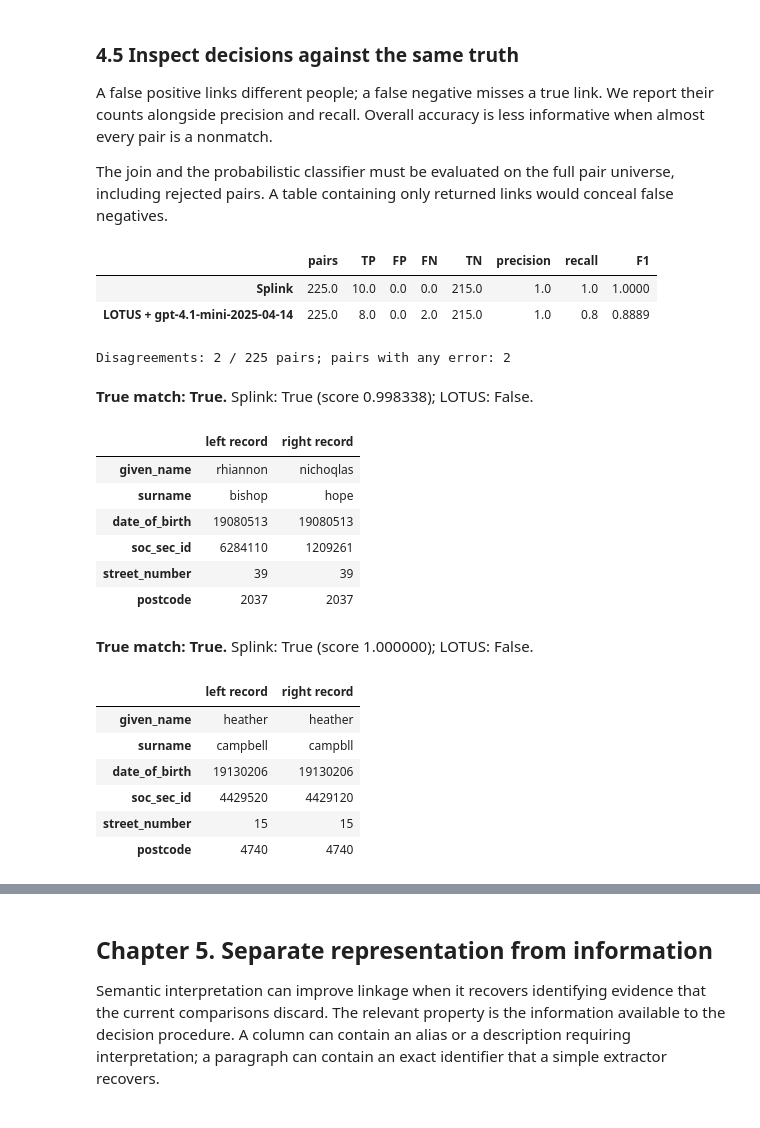
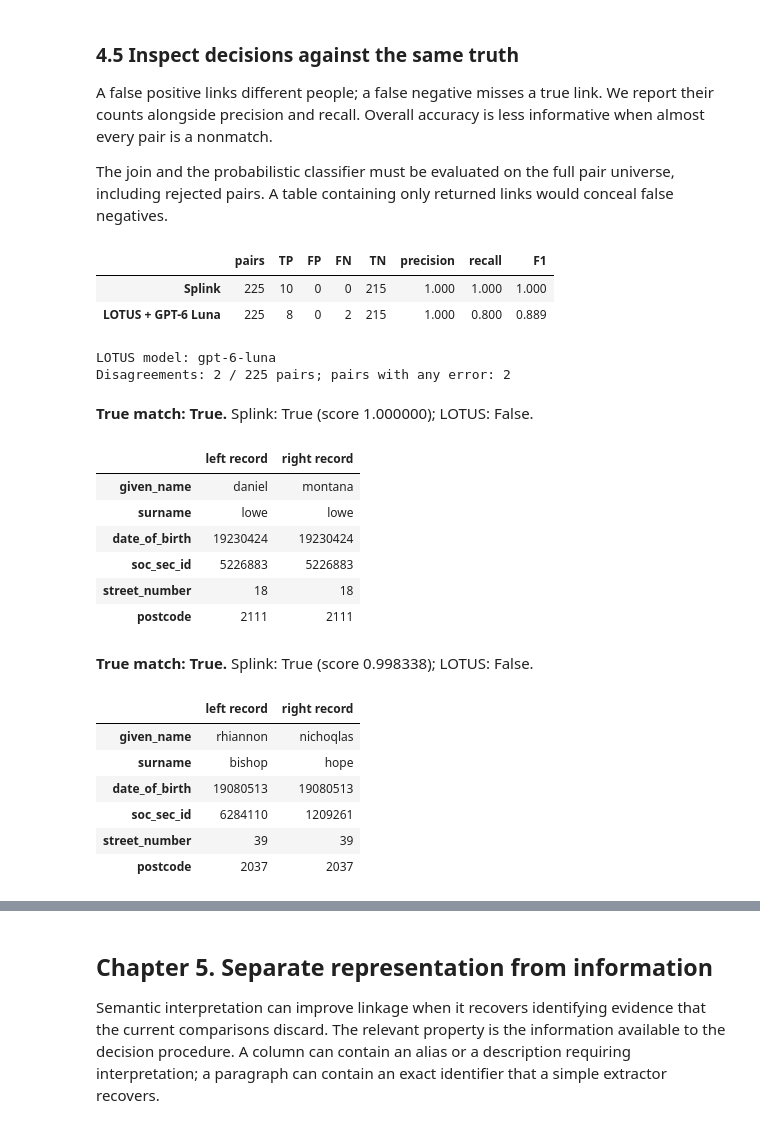
Before and after one commit to hananather/LLM-notes, a Jupyter notebook: LLM_basics/record-linkage-with-semantic-operators.ipynb, the cells around one changed output, grey strips where cells are left out. Saved outputs shown, nothing was run; the diff lists cells and outputs as text; code cells hidden in the pictures.

```diff
--- a/LLM_basics/record-linkage-with-semantic-operators.ipynb
+++ b/LLM_basics/record-linkage-with-semantic-operators.ipynb
@@ -29,6 +33,7 @@ The notebook uses LOTUS 1.2.4 and Splink 5.0.0, the releases verified for the or
 from pathlib import Path
 from importlib.metadata import version
 from time import perf_counter
+from datetime import datetime, timezone
 import hashlib
 import json
 import logging
@@ -37,7 +42,7 @@ import sys
 
 import numpy as np
 import pandas as pd
-from IPython.display import display, Markdown
+from IPython.display import display, Markdown, HTML
 from splink import DuckDBAPI, Linker, SettingsCreator
 import splink.comparison_library as cl
 # Use the installed pricing metadata; replay should not fetch a remote cost map.
@@ -52,12 +57,13 @@ if SUPPORT is None:
     raise FileNotFoundError("Open this notebook from LLM_basics or the repository root.")
 sys.path.insert(0, str(SUPPORT.resolve()))
 from tutorial_helpers import (AuditedLM, as_semantic_records, label_pairs, metrics,
-    pair_grid, run_spec, save_snapshot, load_snapshot, select_threshold)
+    pair_grid, run_spec, save_snapshot, load_snapshot, select_threshold, preflight_cost)
 
 RUN_LIVE = False
-MODEL = "gpt-4.1-mini-2025-04-14"
+RUN_UNSTRUCTURED_LIVE = False
+MODEL = "gpt-6-luna"
 MAX_LIVE_PAIRS = 225
-SNAPSHOT = SUPPORT / "results" / "lotus-febrl4.json"
+SNAPSHOT = SUPPORT / "results" / "lotus-febrl4-gpt-6-luna.json"
 assert version("splink") == "5.0.0" and version("lotus-ai") == "1.2.4"
 lotus.logger.setLevel(logging.ERROR)
 display(pd.Series({p: version(p) for p in
@@ -428,12 +436,18 @@ if RUN_LIVE:
         raise RuntimeError("Set OPENAI_API_KEY in your environment before a live run.")
     if len(semantic_left) * len(semantic_right) > MAX_LIVE_PAIRS:
         raise ValueError("Pair count exceeds this tutorial's live-call limit.")
-    lm = AuditedLM(model=MODEL, temperature=0, max_tokens=32, max_batch_size=8)
+    preflight = preflight_cost(spec, budget_usd=0.10)
+    lm = AuditedLM(model=MODEL, temperature=0, max_tokens=32, max_batch_size=8,
+                   reasoning_effort="none", num_retries=0)
     lotus.settings.configure(lm=lm, enable_cache=False)
     started = perf_counter()
     joined = semantic_left.sem_join(semantic_right, PREDICATE)
-    snapshot = save_snapshot(SNAPSHOT, spec, lm, joined, perf_counter() - started)
-    mode = "Live API run"
+    run_stamp = datetime.now(timezone.utc).strftime("%Y%m%dT%H%M%S%fZ")
+    live_snapshot_path = SNAPSHOT.with_name(f"lotus-febrl4-{run_stamp}.json")
+    snapshot = save_snapshot(live_snapshot_path, spec, lm, joined, perf_counter() - started,
+                             preflight=preflight)
+    print("New response snapshot:", live_snapshot_path.name)
+    mode = "Live API run; earlier snapshots preserved"
 else:
     snapshot = load_snapshot(SNAPSHOT, spec)
     mode = "Replay of recorded API responses; no model calls this execution"
@@ -457,24 +471,29 @@ The join and the probabilistic classifier must be evaluated on the full pair uni
 # %%
 evaluation = label_pairs(pair_grid(left, right), truth)
 evaluation = evaluation.merge(splink_scores, on=["left_id", "right_id"], validate="one_to_one")
 evaluation = evaluation.merge(lotus_scores, on=["left_id", "right_id"], validate="one_to_one")
 assert len(evaluation) == 225 and evaluation.is_match.sum() == 10
 assert evaluation[["match_probability", "decision"]].notna().all().all()
 evaluation["splink_match"] = evaluation.match_probability >= THRESHOLD
 results = pd.DataFrame({
     "Splink": metrics(evaluation.is_match, evaluation.splink_match),
-    "LOTUS + " + MODEL: metrics(evaluation.is_match, evaluation.decision),
+    "LOTUS + GPT-6 Luna": metrics(evaluation.is_match, evaluation.decision),
 }).T
-display(results.round(4))
+count_columns = ["pairs", "TP", "FP", "FN", "TN"]
+results[count_columns] = results[count_columns].astype(int)
+display(results.style.format({**{c: "{:d}" for c in count_columns},
+                             **{c: "{:.3f}" for c in ["precision", "recall", "F1"]}}))
+print("LOTUS model:", MODEL)
 
 disagreements = evaluation.loc[evaluation.splink_match.ne(evaluation.decision)].copy()
 errors = evaluation.loc[evaluation.splink_match.ne(evaluation.is_match) |
                         evaluation.decision.ne(evaluation.is_match)].copy()
 print(f"Disagreements: {len(disagreements)} / {len(evaluation)} pairs; pairs with any error: {len(errors)}")
 # %% [output]
 |  | pairs | TP | FP | FN | TN | precision | recall | F1 |
-| Splink | 225.0 | 10.0 | 0.0 | 0.0 | 215.0 | 1.0 | 1.0 | 1.0000 |
-| LOTUS + gpt-4.1-mini-2025-04-14 | 225.0 | 8.0 | 0.0 | 2.0 | 215.0 | 1.0 | 0.8 | 0.8889 |
+| Splink | 225 | 10 | 0 | 0 | 215 | 1.000 | 1.000 | 1.000 |
+| LOTUS + GPT-6 Luna | 225 | 8 | 0 | 2 | 215 | 1.000 | 0.800 | 0.889 |
+LOTUS model: gpt-6-luna
 Disagreements: 2 / 225 pairs; pairs with any error: 2
 # %%
 # Inspect every error without truncating the evidence.
@@ -491,20 +510,20 @@ else:
             "right record": record_lookup.loc[pair.right_id, FIELDS],
         }))
 # %% [output]
-**True match: True.** Splink: True (score 0.998338); LOTUS: False.
+**True match: True.** Splink: True (score 1.000000); LOTUS: False.
 |  | left record | right record |
-| given_name | rhiannon | nichoqlas |
-| surname | bishop | hope |
-| date_of_birth | 19080513 | 19080513 |
-| soc_sec_id | 6284110 | 1209261 |
-| street_number | 39 | 39 |
-| postcode | 2037 | 2037 |
+| given_name | daniel | montana |
+| surname | lowe | lowe |
+| date_of_birth | 19230424 | 19230424 |
+| soc_sec_id | 5226883 | 5226883 |
+| street_number | 18 | 18 |
+| postcode | 2111 | 2111 |
-**True match: True.** Splink: True (score 1.000000); LOTUS: False.
+**True match: True.** Splink: True (score 0.998338); LOTUS: False.
 |  | left record | right record |
-| given_name | heather | heather |
-| surname | campbell | campbll |
-| date_of_birth | 19130206 | 19130206 |
-| soc_sec_id | 4429520 | 4429120 |
-| street_number | 15 | 15 |
-| postcode | 4740 | 4740 |
+| given_name | rhiannon | nichoqlas |
+| surname | bishop | hope |
+| date_of_birth | 19080513 | 19080513 |
+| soc_sec_id | 6284110 | 1209261 |
+| street_number | 39 | 39 |
+| postcode | 2037 | 2037 |
 # %% [markdown]
```
Also changed, not shown: parts of 33 cells of this notebook, 40 other files.
